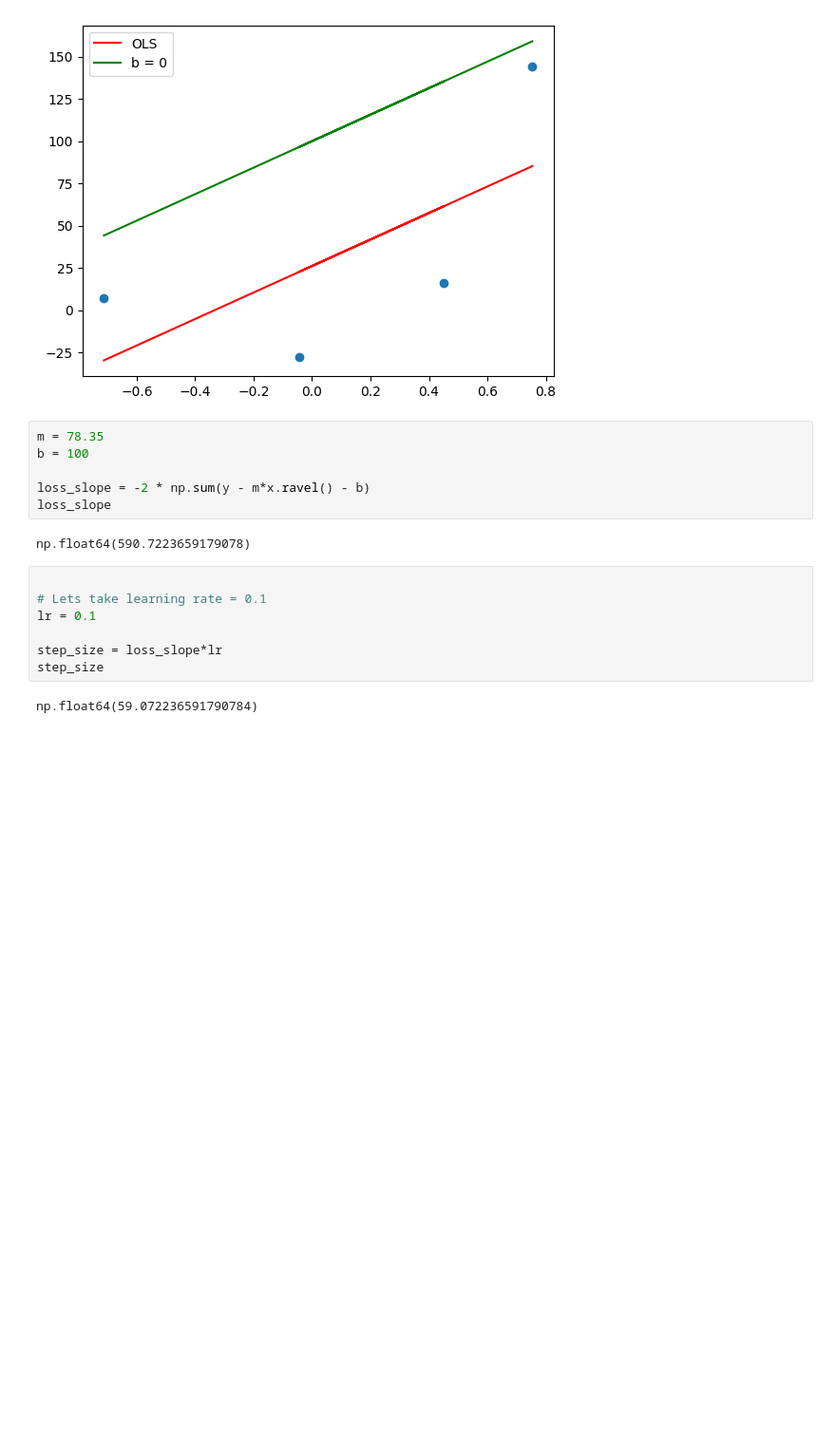
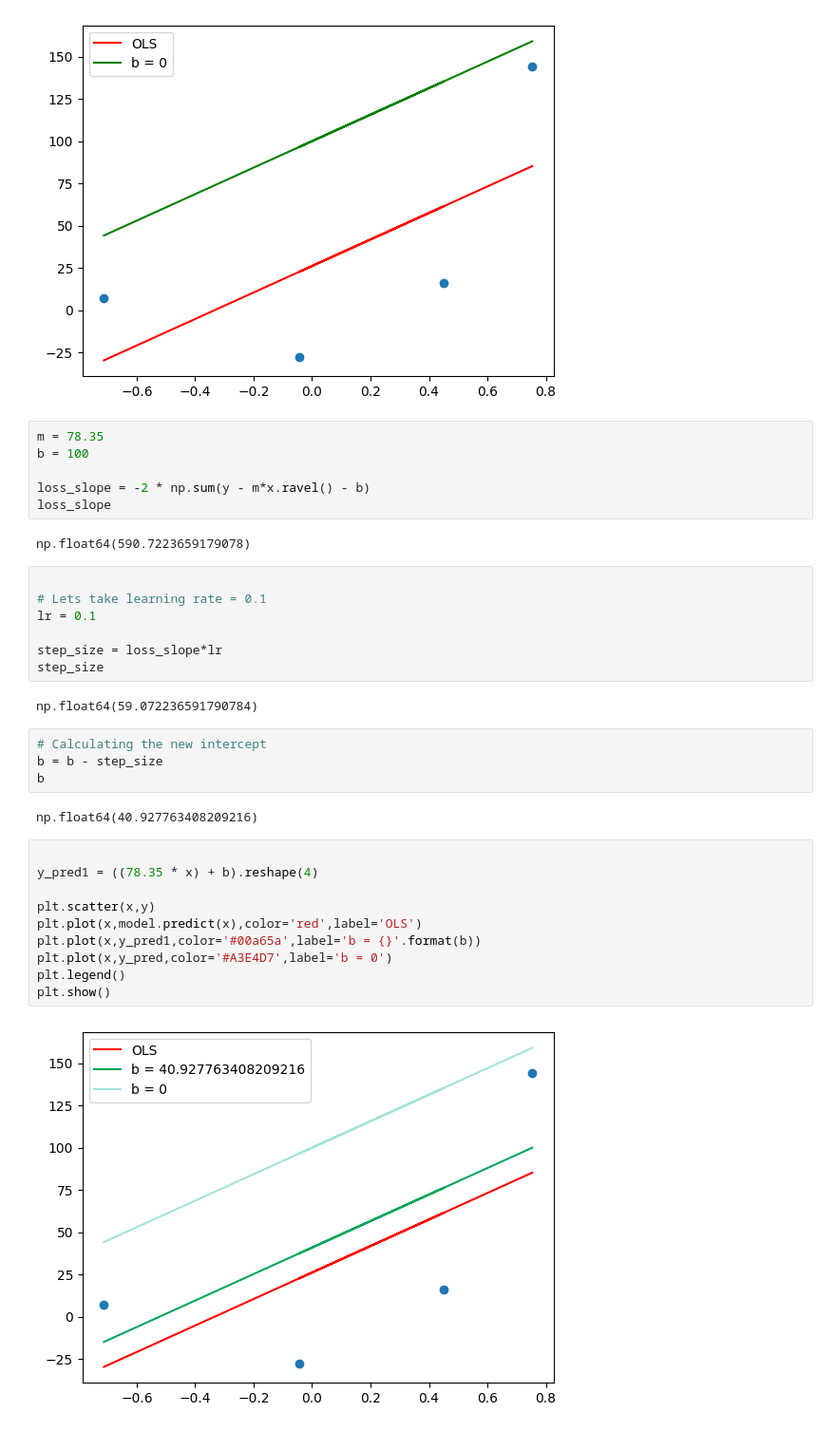
Before and after one commit to Misbahuddin111/machine-learning, a Jupyter notebook: 51 session gradient descent.ipynb, the cells around one changed output. Shown: that part at 95% size. Cells and saved outputs as stored; diff of their text form; blank space fills up the shorter version.

```diff
--- a/51 session gradient descent.ipynb
+++ b/51 session gradient descent.ipynb
@@ -199,3 +199,21 @@ step_size = loss_slope*lr
 step_size
 # %% [output]
 np.float64(59.072236591790784)
+# %%
+# Calculating the new intercept
+b = b - step_size
+b
+# %% [output]
+np.float64(40.927763408209216)
+# %%
+
+y_pred1 = ((78.35 * x) + b).reshape(4)
+
+plt.scatter(x,y)
+plt.plot(x,model.predict(x),color='red',label='OLS')
+plt.plot(x,y_pred1,color='#00a65a',label='b = {}'.format(b))
+plt.plot(x,y_pred,color='#A3E4D7',label='b = 0')
+plt.legend()
+plt.show()
+# %% [output]
+[figure, added]
```
